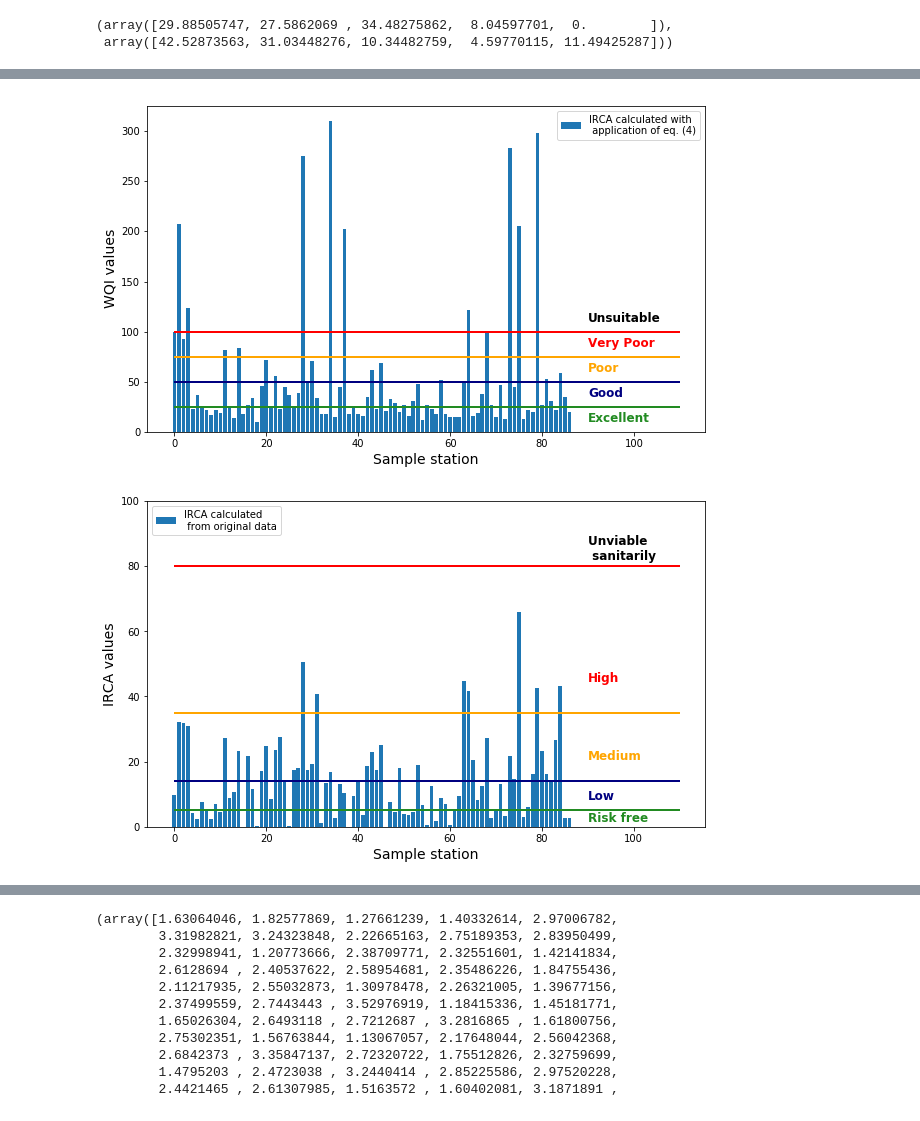
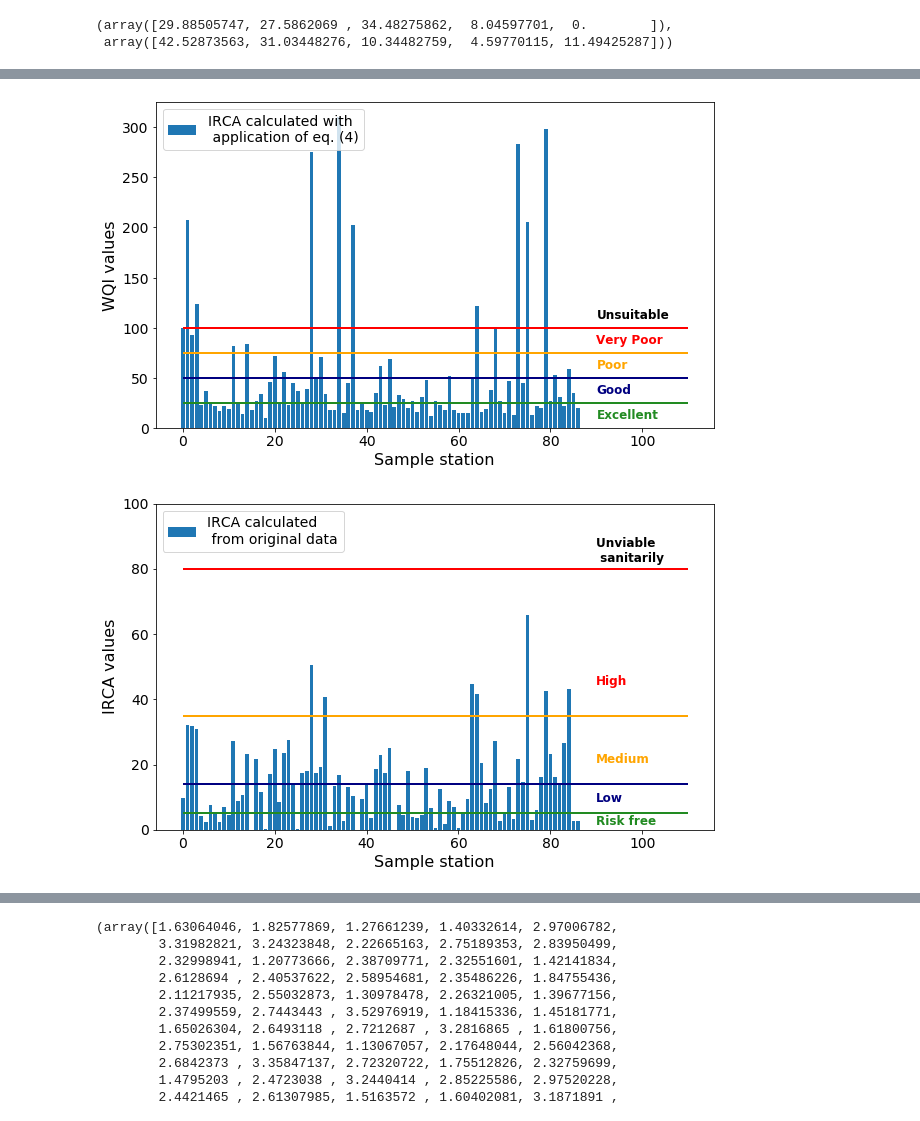
Before and after one commit to sierraporta/Water-Quality, a Jupyter notebook: IRCA_agua.ipynb, the cells around one changed output, grey strips where cells are left out. Drawn from its saved outputs; the diff is of its cells as text; code cells hidden in the pictures.

```diff
--- a/IRCA_agua.ipynb
+++ b/IRCA_agua.ipynb
@@ -507,27 +495,29 @@ poblacion=np.array([1855,5096,8312,28635,7215,191768,5110,12351,527985,2267,1984
 # %%
 plt.figure(figsize=(10,6))
 plt.bar(range(87),data_new.IRCA_CAL,width=0.8,label='IRCA calculated with \n application of eq. (4)')
-plt.xlabel('Sample station', fontsize=14)
-plt.ylabel('WQI values', fontsize=14)
+plt.xlabel('Sample station', fontsize=16)
+plt.ylabel('WQI values', fontsize=16)
 plt.hlines(25,xmin=0, xmax=110, linewidth=2, color='forestgreen')
 plt.text(90,12.5-3,'Excellent',color='forestgreen',fontsize=12,fontweight='bold')
 plt.hlines(50,xmin=0, xmax=110, linewidth=2, color='navy')
 plt.text(90,37.5-3,'Good',color='navy',fontsize=12,fontweight='bold')
 plt.hlines(75,xmin=0, xmax=110, linewidth=2, color='orange')
 plt.text(90,62.5-3,'Poor',color='orange',fontsize=12,fontweight='bold')
 plt.hlines(100,xmin=0, xmax=110, linewidth=2, color='red')
 plt.text(90,87.5-3,'Very Poor',color='red',fontsize=12,fontweight='bold')
 plt.text(90,112.5-3,'Unsuitable',color='black',fontsize=12,fontweight='bold')
-plt.legend(ncol=2)
-plt.savefig('compa2.eps', format='eps', dpi=75, bbox_inches='tight', pad_inches=0)
+plt.legend(ncol=2,loc=2,fontsize=14)
+plt.xticks(rotation=0,fontsize=14)
+plt.yticks(rotation=0,fontsize=14)
+plt.savefig('compa2.png', format='png', dpi=75, bbox_inches='tight', pad_inches=0)
 plt.show()
 # %% [output]
-[figure, old version]
+[figure, new version]
 # %%
 plt.figure(figsize=(10,6))
 plt.bar(range(87),data_orig.IRCA,width=0.8,label='IRCA calculated \n from original data')
-plt.xlabel('Sample station', fontsize=14)
-plt.ylabel('IRCA values', fontsize=14)
+plt.xlabel('Sample station', fontsize=16)
+plt.ylabel('IRCA values', fontsize=16)
 plt.hlines(5,xmin=0, xmax=110, linewidth=2, color='forestgreen')
 plt.text(90,2.5-1,'Risk free',color='forestgreen',fontsize=12,fontweight='bold')
 plt.hlines(14,xmin=0, xmax=110, linewidth=2, color='navy')
@@ -537,12 +527,14 @@ plt.text(90,17.5+3,'Medium',color='orange',fontsize=12,fontweight='bold')
 plt.hlines(80,xmin=0, xmax=110, linewidth=2, color='red')
 plt.text(90,47.5-3,'High',color='red',fontsize=12,fontweight='bold')
 plt.text(90,90-8,'Unviable \n sanitarily',color='black',fontsize=12,fontweight='bold')
-plt.legend(ncol=2,loc=2)
+plt.legend(ncol=2,loc=2,fontsize=14)
 plt.ylim(0,100)
-plt.savefig('compa3.eps', format='eps', dpi=75, bbox_inches='tight', pad_inches=0)
+plt.xticks(rotation=0,fontsize=14)
+plt.yticks(rotation=0,fontsize=14)
+plt.savefig('compa3.png', format='png', dpi=75, bbox_inches='tight', pad_inches=0)
 plt.show()
 # %% [output]
-[figure, old version]
+[figure, new version]
 # %%
 plt.scatter(data.IRCA,data_new.IRCA_CAL)
 plt.show()
```
Also changed, not shown: parts of 16 cells of this notebook, 1 other file.
